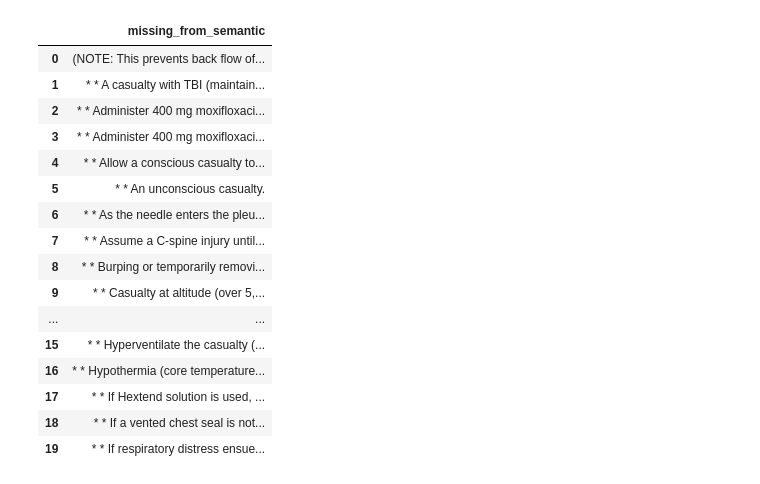
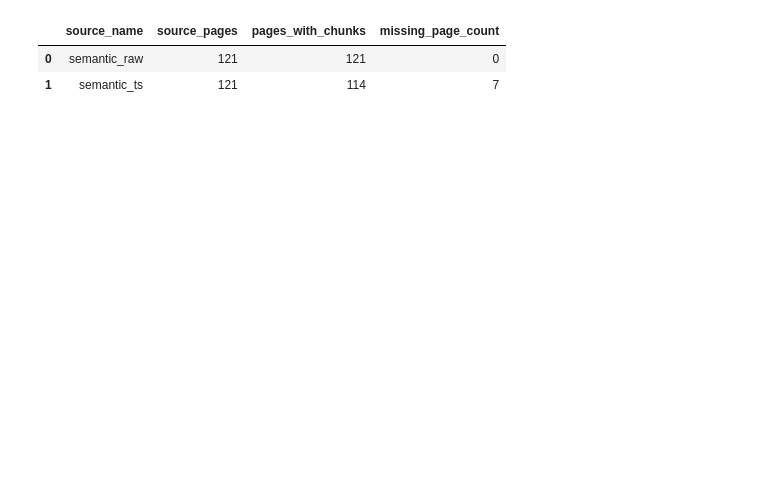
Before and after one commit to cstello-2/Deployable-Knowledge, a Jupyter notebook: output/jupyter-notebook/compare-chunking-outputs.ipynb, the cells around one changed output. Drawn from its saved outputs; the diff is of its cells as text; code cells hidden in the pictures; blank space fills up the shorter version.

```diff
--- a/output/jupyter-notebook/compare-chunking-outputs.ipynb
+++ b/output/jupyter-notebook/compare-chunking-outputs.ipynb
@@ -119,13 +179,13 @@ distribution
 # %%
-#Worc Count Histogram
+#Word Count Histogram (Same data as above but at the word level now ^)
 plot_frame = pd.concat(frames.values(), ignore_index=True)
 plt.figure(figsize=(10, 5))
 for source_name, group in plot_frame.groupby("source_name"):
-    plt.hist(group["wordCount"], bins=30, alpha=0.75, label=source_name)
+    plt.hist(group["wordCount"], bins=30, alpha=0.35, label=source_name)
 plt.xlabel("Words per chunk")
 plt.xticks(np.arange(0,300, 25))
 plt.ylabel("Number of chunks")
-plt.title("Chunk Size Distribution\n(Python vs Typescript)")
+plt.title("Word Count Distribution\n(Loaded Chunk Outputs)")
 for spine in plt.gca().spines.values():
     spine.set_visible(False)
 plt.legend()
@@ -201,20 +277,34 @@ coverage_summary
 # %%
-missing_sentence_samples = pd.DataFrame({
-    'missing_from_semantic': sorted(python_sentences - semantic_sentences)[:20],
-})
-extra_sentence_samples = pd.DataFrame({
-    'extra_in_semantic': sorted(semantic_sentences - python_sentences)[:20],
-})
-missing_word_samples = pd.DataFrame({
-    'missing_words_from_semantic': sorted(python_words - semantic_words)[:50],
-})
-extra_word_samples = pd.DataFrame({
-    'extra_words_in_semantic': sorted(semantic_words - python_words)[:50],
-})
+page_coverage_rows = []
+missing_page_samples: dict[str, pd.Series] = {}
+missing_sentence_samples: dict[str, pd.Series] = {}
+missing_word_samples: dict[str, pd.Series] = {}
 
-display(coverage_summary)
-display(missing_sentence_samples)
-display(extra_sentence_samples)
-display(missing_word_samples)
-display(extra_word_samples)
+for source_name in ['semantic_raw', 'semantic_ts']:
+    frame = frames.get(source_name)
+    if frame is None:
+        continue
+
+    pages = collect_page_set(frame)
+    sentences = collect_sentence_set(frame)
+    words = collect_word_set(frame)
+    missing_pages = sorted(source_pages - pages)
+
+    page_coverage_rows.append({
+        'source_name': source_name,
+        'source_pages': len(source_pages),
+        'pages_with_chunks': len(pages),
+        'missing_page_count': len(missing_pages),
+    })
+    missing_page_samples[f'missing_pages_from_{source_name}'] = pd.Series(missing_pages[:20])
+    missing_sentence_samples[f'missing_sentences_from_{source_name}'] = pd.Series(sorted(source_sentences - sentences)[:20])
+    missing_word_samples[f'missing_words_from_{source_name}'] = pd.Series(sorted(source_words - words)[:30])
+
+page_coverage_summary = pd.DataFrame(page_coverage_rows)
+
+display(source_coverage_summary)
+display(page_coverage_summary)
+display(pd.DataFrame(missing_page_samples))
+display(pd.DataFrame(missing_sentence_samples))
+display(pd.DataFrame(missing_word_samples))
 # %% [output]
@@ -224,17 +316,3 @@ display(extra_word_samples)
-|  | missing_from_semantic |
-| 0 | (NOTE: This prevents back flow of... |
-| 1 | * * A casualty with TBI (maintain... |
-| 2 | * * Administer 400 mg moxifloxaci... |
-| 3 | * * Administer 400 mg moxifloxaci... |
-| 4 | * * Allow a conscious casualty to... |
-| 5 | * * An unconscious casualty. |
-| 6 | * * As the needle enters the pleu... |
-| 7 | * * Assume a C-spine injury until... |
-| 8 | * * Burping or temporarily removi... |
-| 9 | * * Casualty at altitude (over 5,... |
-| ... | ... |
-| 15 | * * Hyperventilate the casualty (... |
-| 16 | * * Hypothermia (core temperature... |
-| 17 | * * If Hextend solution is used, ... |
-| 18 | * * If a vented chest seal is not... |
-| 19 | * * If respiratory distress ensue... |
+|  | source_name | source_pages | pages_with_chunks | missing_page_count |
+| 0 | semantic_raw | 121 | 121 | 0 |
+| 1 | semantic_ts | 121 | 114 | 7 |
```
Also changed, not shown: parts of 12 cells of this notebook, 5 other files.
